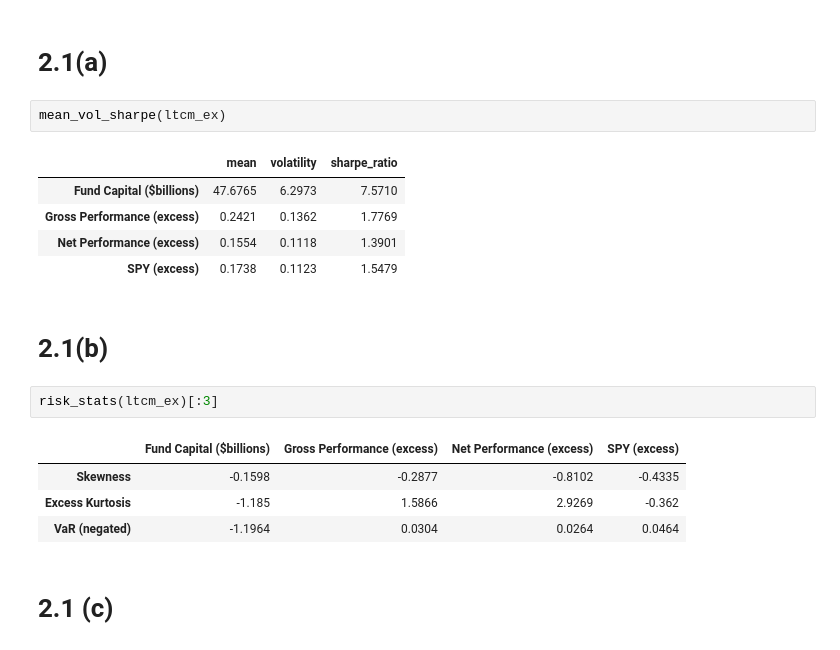
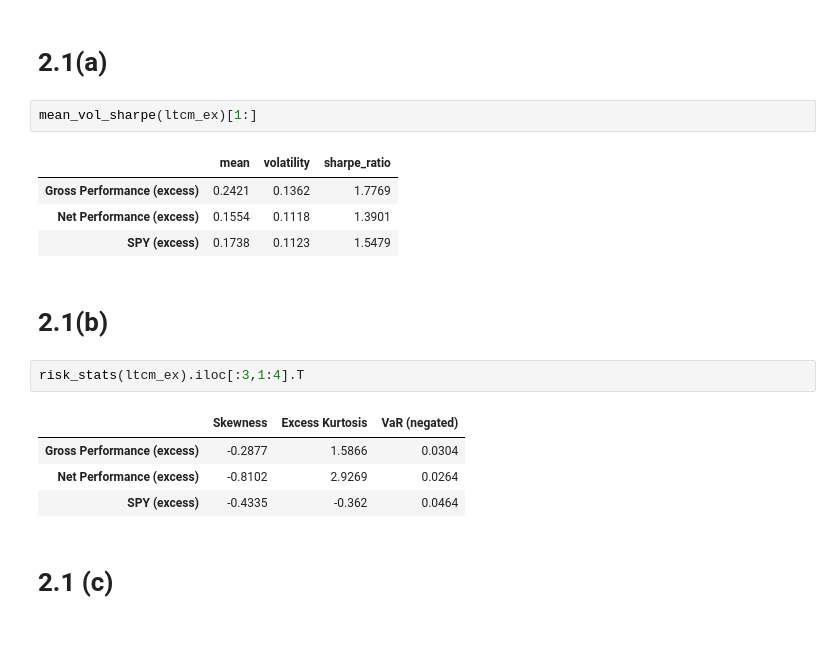
Before and after one commit to alanwake47/finm-36700-portfolio, a Jupyter notebook: week8_hw/main_hw8.ipynb, the cells around one changed output. Drawn from its saved outputs; the diff is of its cells as text.

```diff
--- a/week8_hw/main_hw8.ipynb
+++ b/week8_hw/main_hw8.ipynb
@@ -138,22 +143,21 @@ ltcm_ex.head()
 # %% [markdown]
 # 2.1(a)
 # %%
-mean_vol_sharpe(ltcm_ex)
+mean_vol_sharpe(ltcm_ex)[1:]
 # %% [output]
 |  | mean | volatility | sharpe_ratio |
-| Fund Capital ($billions) | 47.6765 | 6.2973 | 7.5710 |
 | Gross Performance (excess) | 0.2421 | 0.1362 | 1.7769 |
 | Net Performance (excess) | 0.1554 | 0.1118 | 1.3901 |
 | SPY (excess) | 0.1738 | 0.1123 | 1.5479 |
 # %% [markdown]
 # 2.1(b)
 # %%
-risk_stats(ltcm_ex)[:3]
+risk_stats(ltcm_ex).iloc[:3,1:4].T
 # %% [output]
-|  | Fund Capital ($billions) | Gross Performance (excess) | Net Performance (excess) | SPY (excess) |
-| Skewness | -0.1598 | -0.2877 | -0.8102 | -0.4335 |
-| Excess Kurtosis | -1.185 | 1.5866 | 2.9269 | -0.362 |
-| VaR (negated) | -1.1964 | 0.0304 | 0.0264 | 0.0464 |
+|  | Skewness | Excess Kurtosis | VaR (negated) |
+| Gross Performance (excess) | -0.2877 | 1.5866 | 0.0304 |
+| Net Performance (excess) | -0.8102 | 2.9269 | 0.0264 |
+| SPY (excess) | -0.4335 | -0.362 | 0.0464 |
 # %% [markdown]
 # 2.1 (c)
 # %% [markdown]
```
Also changed, not shown: parts of 4 cells of this notebook.
